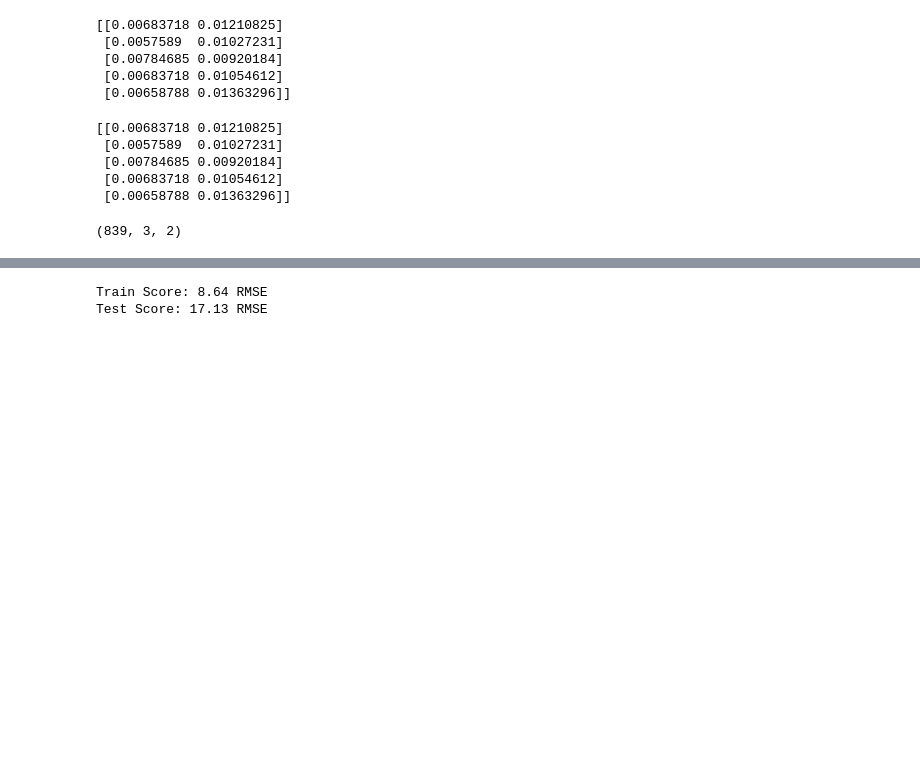
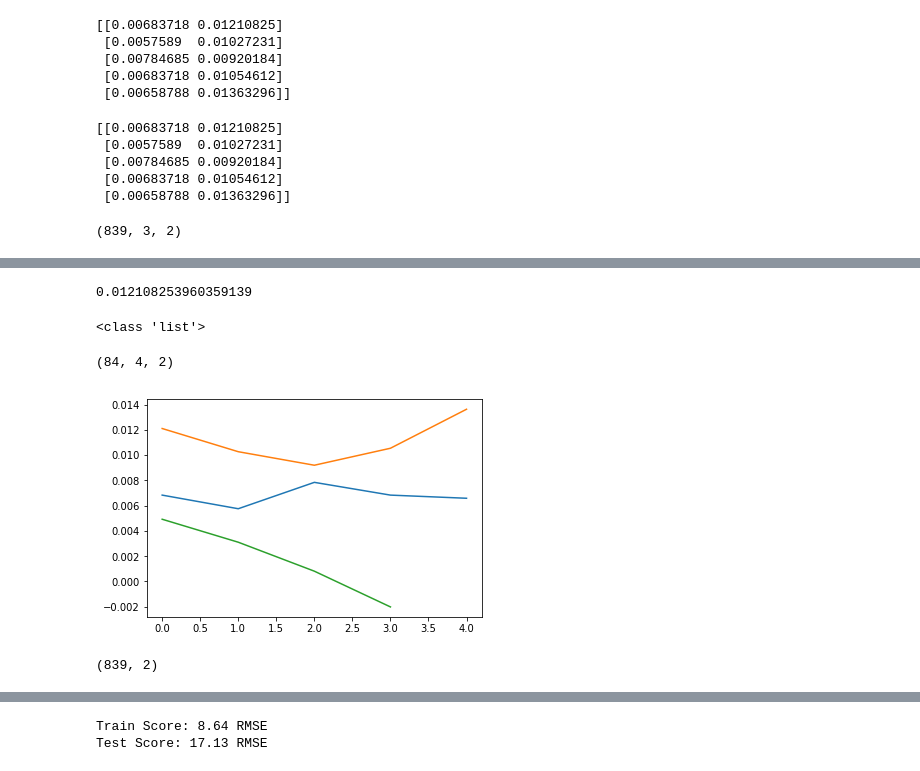
Before and after one commit to deepakgouda/StockPricePrediction, a Jupyter notebook: PricePrediction.ipynb, the cells around one changed output, grey strips where cells are left out. Drawn from its saved outputs; the diff is of its cells as text; code cells hidden in the pictures; blank space fills up the shorter version.

```diff
--- a/PricePrediction.ipynb
+++ b/PricePrediction.ipynb
@@ -65,6 +67,8 @@ print(trainX.shape)
 # print(trainY[:5])
 # %% [output]
 (839, 3, 2)
+# %%
+look_forward = 3
 # %%
 # trainX = np.reshape(trainX, (trainX.shape[0], 2, trainX.shape[1]))
 # testX = np.reshape(testX, (testX.shape[0], 2, testX.shape[1]))
@@ -103,0 +130,6 @@ Epoch 20/20
+# %%
+# x1 = [a[0][1], a[0][2]]
+a = trainX[0]
+a[0][1]
+# %% [output]
+0.012108253960359139
@@ -103,0 +138,6 @@ Epoch 20/20
+# %%
+# all_pred = np.zeros((len(trainX)//10, 2))
+all_pred = []
+print(type(all_pred))
+# %% [output]
+<class 'list'>
@@ -104,3 +201,26 @@ Epoch 20/20
+# %%
+all_pred = np.asarray(all_pred)
+all_pred.shape
+# %% [output]
+(84, 4, 2)
+# %%
+T = np.concatenate(forward_window, axis = 0)
+# %%
+# T = [0, 0, 0]
+# col = 0
+# T[0] = forward_window[0][col][col]
+# T[1] = forward_window[1][col][col]
+# T[2] = forward_window[2][col][col]
+# print(T)
+plt.plot(train[:5])
+plt.plot(T[:, 0])
+plt.show()
+# %% [output]
+[figure, added]
 # %%
 trainPredict = model.predict(trainX)
 testPredict = model.predict(testX)
+# %%
+trainPredict.shape
+# %% [output]
+(839, 2)
```
Also changed, not shown: parts of 15 cells of this notebook.
